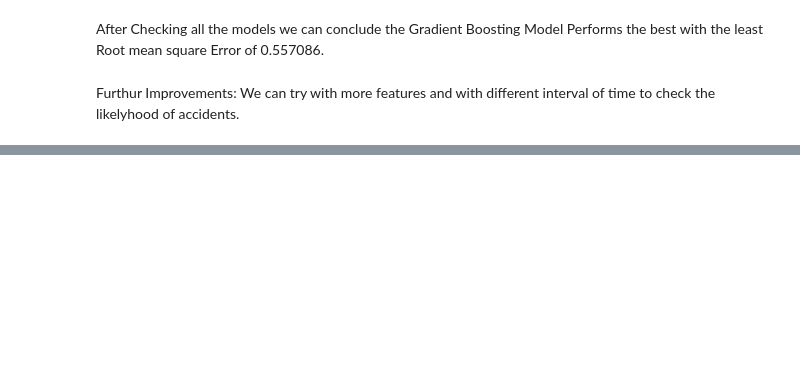
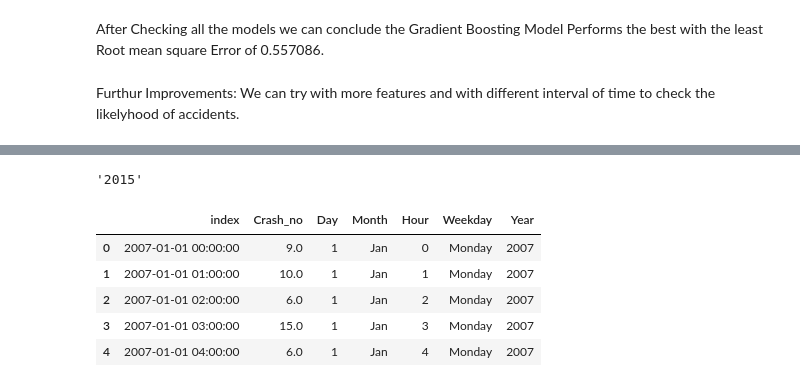
Before and after one commit to arkahome/Project_Accidents, a Jupyter notebook: Likelihood of Accident Notebook.ipynb, the cells around one changed output, grey strips where cells are left out. Drawn from its saved outputs; the diff is of its cells as text; code cells hidden in the pictures; blank space fills up the shorter version.

```diff
--- a/Likelihood of Accident Notebook.ipynb
+++ b/Likelihood of Accident Notebook.ipynb
@@ -508,0 +543,4 @@ Furthur Improvements:
+# %%
+df_day['index'][1].strftime('%G')
+# %% [output]
+'2015'
@@ -508,0 +558,9 @@ Furthur Improvements:
+# %%
+df_day.tail()
+# %% [output]
+|  | index | Crash_no | Day | Month | Hour | Weekday | Year |
+| 0 | 2007-01-01 00:00:00 | 9.0 | 1 | Jan | 0 | Monday | 2007 |
+| 1 | 2007-01-01 01:00:00 | 10.0 | 1 | Jan | 1 | Monday | 2007 |
+| 2 | 2007-01-01 02:00:00 | 6.0 | 1 | Jan | 2 | Monday | 2007 |
+| 3 | 2007-01-01 03:00:00 | 15.0 | 1 | Jan | 3 | Monday | 2007 |
+| 4 | 2007-01-01 04:00:00 | 6.0 | 1 | Jan | 4 | Monday | 2007 |
```
Also changed, not shown: parts of 25 cells of this notebook.
